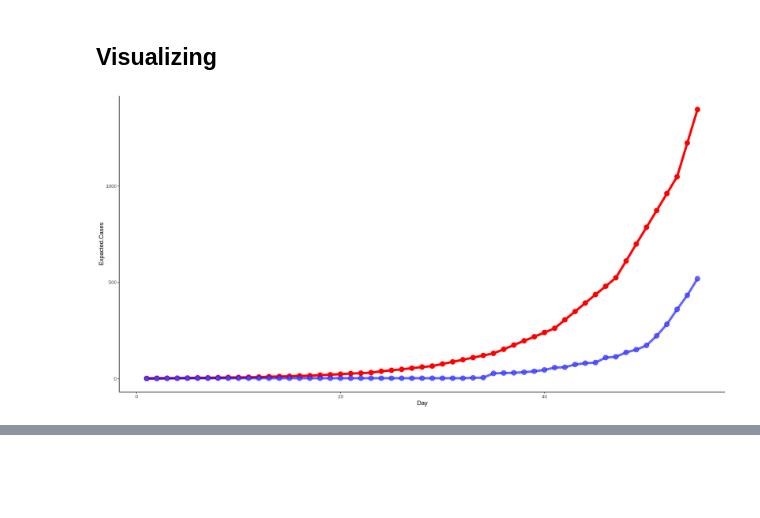
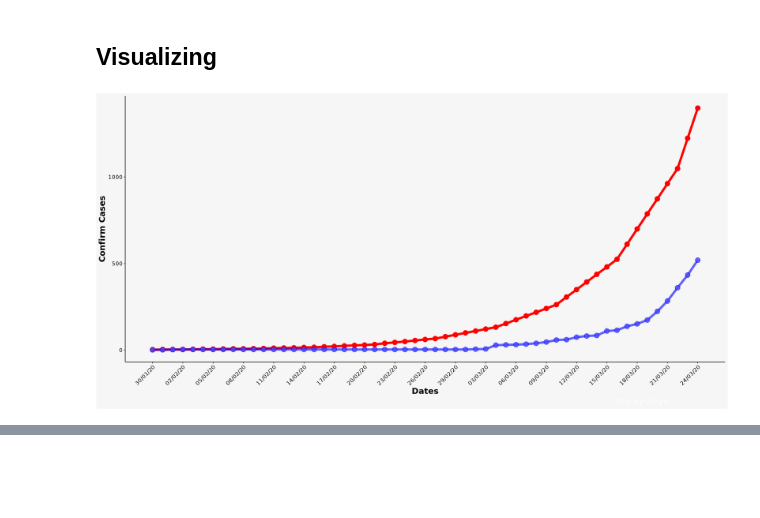
Before and after one commit to ravi-prakash1907/COVID-19-India, a Jupyter notebook: before-lockdown/notebook/Estimate Visualizer.ipynb, the cells around one changed output, grey strips where cells are left out. Cells and saved outputs as stored; diff of their text form; code cells hidden in the pictures.

Commit message:
Updating notebooks for predictions & visualization

```diff
--- a/before-lockdown/notebook/Estimate Visualizer.ipynb
+++ b/before-lockdown/notebook/Estimate Visualizer.ipynb
@@ -47,6 +47,12 @@ tail(afterLockdown)
 | 71 | India | 09/04/20 | 71 | NA | 8384 |
 | 72 | India | 10/04/20 | 72 | NA | 9781 |
 | 73 | India | 11/04/20 | 73 | NA | 11179 |
+# %%
+dates = as.character(daysAnalysed$Date[1:nlevels(uptoLockdown$Date)])
+#length(dates)
+xLabels = dates[seq(1, 55, 3)]
+#xLabels
+#dates
 # %% [markdown]
 <br /><br />
 # %%
@@ -57,14 +63,32 @@ theme_set(theme_classic())
 # %% [markdown]
 ## Visualizing
 # %%
+
+
 # before lockdown
 ggplot(uptoLockdown, aes(Day, Expacted.Cases)) +
     geom_line(color = "red", size=2) +
     geom_point(color = "#ffffff", size=3) +
     geom_point(color = "red", size=4) +
 
     geom_line(aes(y=Atual.Cases), color = "blue", size=2, alpha=0.6) +
     geom_point(aes(y=Atual.Cases), color = "#ffffff", size=3, alpha=0.6) +
-    geom_point(aes(y=Atual.Cases), color = "blue", size=4, alpha=0.6)
+    geom_point(aes(y=Atual.Cases), color = "blue", size=4, alpha=0.6) +
+    labs(x = "Dates", y = "Confirm Cases", caption = "Plot by @ravi") +
+
+    scale_x_continuous(label = xLabels, breaks = seq(1, 55, 3)) +
+    theme(axis.text.x = element_text(angle = 45, hjust = 1)) +
+    theme(text = element_text(family = "Gill Sans", color = "#FFFFFF")
+            ,panel.background = element_rect(fill = "#f6f6f6")
+            ,plot.background = element_rect(fill = "#f6f6f6")
+            ,panel.grid = element_blank()
+            ,plot.title = element_text(size = 20, face = "bold", color = "#ff0000", hjust = 0.5)
+            ,plot.subtitle = element_text(size = 25, family = "Courier", face = "bold", hjust = 0.5)
+            ,plot.caption = element_text(size = 15, family = "Bookman", face = "italic", hjust = 0.9)
+            ,axis.text.x = element_text(size = 10, angle = 45, hjust = 1, color = "black")
+            ,axis.text.y = element_text(size = 10, hjust = 1, color = "black")
+            ,axis.title = element_text(size = 15, face = "bold", hjust = 0.5, color = "black")
+            ,legend.position = "none"
+    )
 # %% [output]
-[figure, old version]
+[figure, new version]
```
Also changed, not shown: parts of 8 cells of this notebook, 1 other file.
